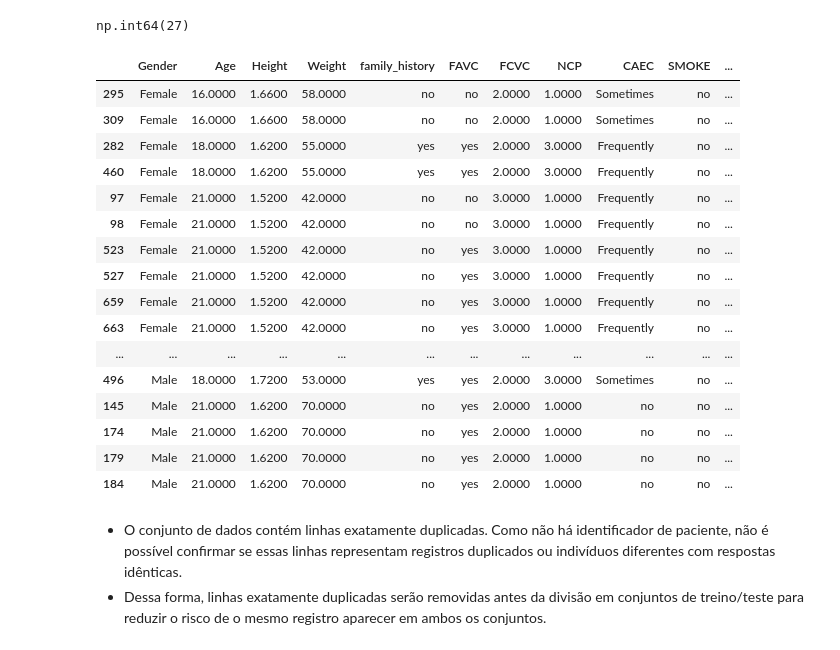
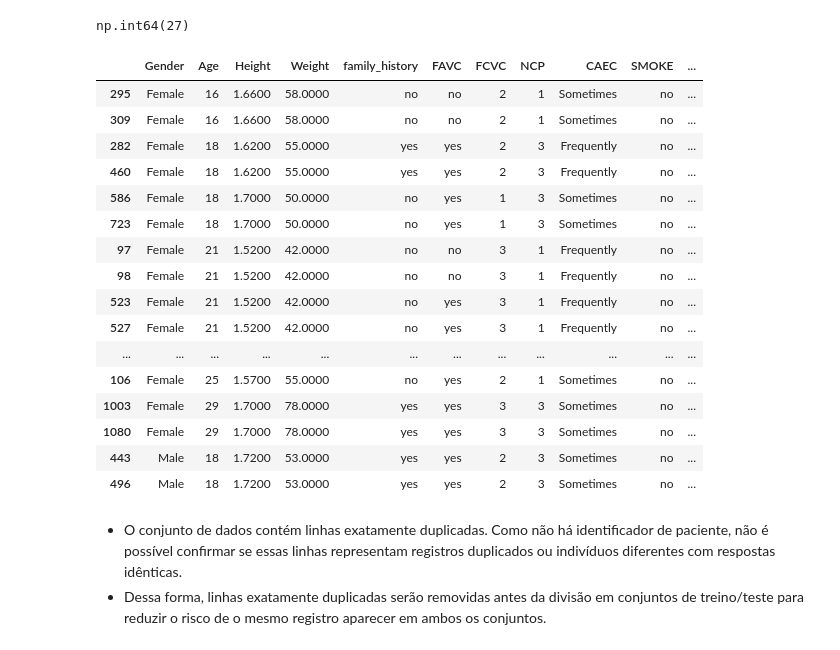
Before and after one commit to JoalysonLima/tech-challenge-fase-4-obesity-ml, a Jupyter notebook: notebooks/01_visao_geral_base.ipynb, the cells around one changed output. Drawn from its saved outputs; the diff is of its cells as text; code cells hidden in the pictures.

```diff
--- a/notebooks/01_visao_geral_base.ipynb
+++ b/notebooks/01_visao_geral_base.ipynb
@@ -162,26 +162,26 @@ df_silver.duplicated().sum()
 # %% [output]
 np.int64(27)
 # %%
-duplicates = df[df.duplicated(keep=False)].sort_values(by=df.columns.tolist())
+duplicates = df_silver[df_silver.duplicated(keep=False)].sort_values(by=df_silver.columns.tolist())
 duplicates.head(20)
 # %% [output]
 |  | Gender | Age | Height | Weight | family_history | FAVC | FCVC | NCP | CAEC | SMOKE | ... |
-| 295 | Female | 16.0000 | 1.6600 | 58.0000 | no | no | 2.0000 | 1.0000 | Sometimes | no | ... |
-| 309 | Female | 16.0000 | 1.6600 | 58.0000 | no | no | 2.0000 | 1.0000 | Sometimes | no | ... |
-| 282 | Female | 18.0000 | 1.6200 | 55.0000 | yes | yes | 2.0000 | 3.0000 | Frequently | no | ... |
-| 460 | Female | 18.0000 | 1.6200 | 55.0000 | yes | yes | 2.0000 | 3.0000 | Frequently | no | ... |
-| 97 | Female | 21.0000 | 1.5200 | 42.0000 | no | no | 3.0000 | 1.0000 | Frequently | no | ... |
-| 98 | Female | 21.0000 | 1.5200 | 42.0000 | no | no | 3.0000 | 1.0000 | Frequently | no | ... |
-| 523 | Female | 21.0000 | 1.5200 | 42.0000 | no | yes | 3.0000 | 1.0000 | Frequently | no | ... |
-| 527 | Female | 21.0000 | 1.5200 | 42.0000 | no | yes | 3.0000 | 1.0000 | Frequently | no | ... |
-| 659 | Female | 21.0000 | 1.5200 | 42.0000 | no | yes | 3.0000 | 1.0000 | Frequently | no | ... |
-| 663 | Female | 21.0000 | 1.5200 | 42.0000 | no | yes | 3.0000 | 1.0000 | Frequently | no | ... |
+| 295 | Female | 16 | 1.6600 | 58.0000 | no | no | 2 | 1 | Sometimes | no | ... |
+| 309 | Female | 16 | 1.6600 | 58.0000 | no | no | 2 | 1 | Sometimes | no | ... |
+| 282 | Female | 18 | 1.6200 | 55.0000 | yes | yes | 2 | 3 | Frequently | no | ... |
+| 460 | Female | 18 | 1.6200 | 55.0000 | yes | yes | 2 | 3 | Frequently | no | ... |
+| 586 | Female | 18 | 1.7000 | 50.0000 | no | yes | 1 | 3 | Sometimes | no | ... |
+| 723 | Female | 18 | 1.7000 | 50.0000 | no | yes | 1 | 3 | Sometimes | no | ... |
+| 97 | Female | 21 | 1.5200 | 42.0000 | no | no | 3 | 1 | Frequently | no | ... |
+| 98 | Female | 21 | 1.5200 | 42.0000 | no | no | 3 | 1 | Frequently | no | ... |
+| 523 | Female | 21 | 1.5200 | 42.0000 | no | yes | 3 | 1 | Frequently | no | ... |
+| 527 | Female | 21 | 1.5200 | 42.0000 | no | yes | 3 | 1 | Frequently | no | ... |
 | ... | ... | ... | ... | ... | ... | ... | ... | ... | ... | ... | ... |
-| 496 | Male | 18.0000 | 1.7200 | 53.0000 | yes | yes | 2.0000 | 3.0000 | Sometimes | no | ... |
-| 145 | Male | 21.0000 | 1.6200 | 70.0000 | no | yes | 2.0000 | 1.0000 | no | no | ... |
-| 174 | Male | 21.0000 | 1.6200 | 70.0000 | no | yes | 2.0000 | 1.0000 | no | no | ... |
-| 179 | Male | 21.0000 | 1.6200 | 70.0000 | no | yes | 2.0000 | 1.0000 | no | no | ... |
-| 184 | Male | 21.0000 | 1.6200 | 70.0000 | no | yes | 2.0000 | 1.0000 | no | no | ... |
+| 106 | Female | 25 | 1.5700 | 55.0000 | no | yes | 2 | 1 | Sometimes | no | ... |
+| 1003 | Female | 29 | 1.7000 | 78.0000 | yes | yes | 3 | 3 | Sometimes | no | ... |
+| 1080 | Female | 29 | 1.7000 | 78.0000 | yes | yes | 3 | 3 | Sometimes | no | ... |
+| 443 | Male | 18 | 1.7200 | 53.0000 | yes | yes | 2 | 3 | Sometimes | no | ... |
+| 496 | Male | 18 | 1.7200 | 53.0000 | yes | yes | 2 | 3 | Sometimes | no | ... |
 # %% [markdown]
 - O conjunto de dados contém linhas exatamente duplicadas. Como não há identificador de paciente, não é possível confirmar se essas linhas representam registros duplicados ou indivíduos diferentes com respostas idênticas.
 - Dessa forma, linhas exatamente duplicadas serão removidas antes da divisão em conjuntos de treino/teste para reduzir o risco de o mesmo registro aparecer em ambos os conjuntos.
```
Also changed, not shown: parts of 1 cell of this notebook, 16 other files.
